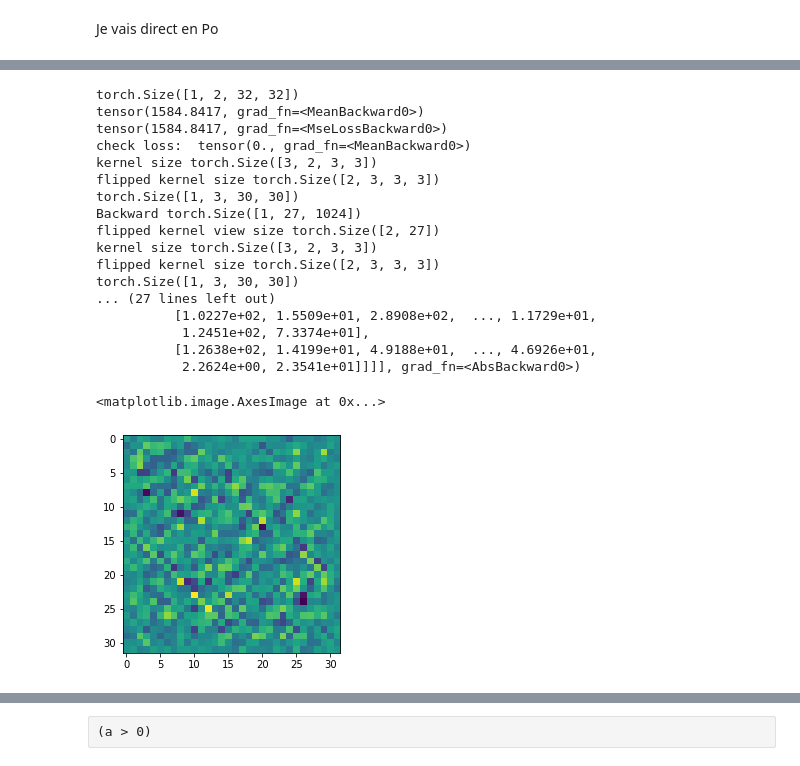
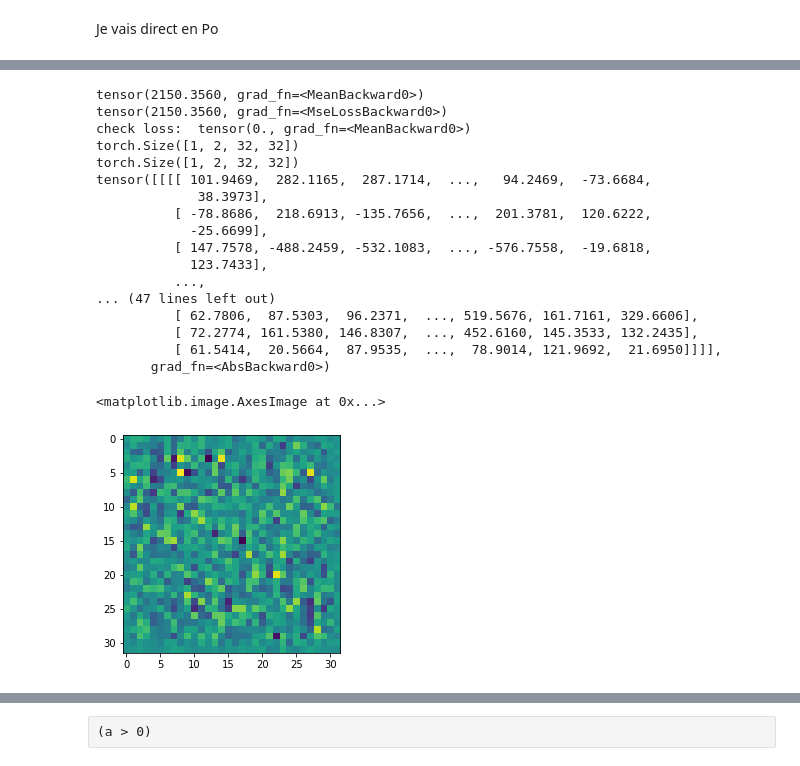
Before and after one commit to SuhanNShetty/DeepLearning_Noise2Noise, a Jupyter notebook: Miniproject_2/Up_to_conv_forward.ipynb, the cells around one changed output, grey strips where cells are left out. Cells and saved outputs as stored; diff of their text form; code cells hidden in the pictures.

```diff
--- a/Miniproject_2/Up_to_conv_forward.ipynb
+++ b/Miniproject_2/Up_to_conv_forward.ipynb
@@ -245,7 +242,7 @@ class convolution(object):
         M = self.get_M(s1-self.k_1 + 1 + self.padding*2)
         dL_dO = (M.transpose(0,1) @ gradwrtoutput) @ M
 
-        dL_dO_unf = unfold(dL_dO, kernel_size=(k_1, k_2), padding = (k_1 - 1 - self.padding, k_2-1- self.padding), stride = 1)
+        dL_dO_unf = unfold(dL_dO, kernel_size=(self.k_1, self.k_2), padding = (self.k_1 - 1 - self.padding, self.k_2-1- self.padding), stride = 1)
         dO_dX_exp = kernel_back.reshape(self.in_ch, -1)
         dL_dX_exp = dO_dX_exp @ dL_dO_unf
         dL_dX = dL_dX_exp.view(self.batch_size, self.in_ch, s1, s2)
@@ -256,7 +253,7 @@ class convolution(object):
         # backward wrt weights
         dL_dO_unf_F = self.dL_dO.reshape(self.out_ch, -1)
         dO_dF_exp = unfold(self.dO_dF, kernel_size = (s1 - self.k_1 +1 + self.padding*2, s2 - self.k_2 +1 + self.padding*2), padding = self.padding, stride = 1)
-        dL_dF_exp = dL_dO_unf_F @ dO_dF_exp
+        dL_dF_exp = dL_dO_unf_F @ dO_dF_exp.view(self.in_ch,-1,self.k_1*self.k_2)
         dL_dF = dL_dF_exp.transpose(0,1).view(self.kernel.size())
 
         # backward wrt bias
@@ -266,6 +263,9 @@ class convolution(object):
             dL_dB = dL_dO_exp @ dO_dB_exp
         else:
             dL_dB = None
+        self.dL_dX = dL_dX
+        self.dL_dF = dL_dF
+        self.dL_dB = dL_dB
         return dL_dX, dL_dF, dL_dB
 
     def get_M(self, N):
@@ -560,53 +560,55 @@ test_conv = convolution(in_ch, out_ch, kernel_size = ker_size)  # Our conv
 kernel = test_conv.kernel
 
 output = test_conv.forward(dummy_input)
 output_check = nn.functional.conv2d(dummy_input_check, kernel)
 
 MSE = mse()
 MSE_check = torch.nn.MSELoss()
 
 loss = MSE.forward(output, output*2)
 loss_check = MSE_check(output_check, output_check*2)
 
 torch.testing.assert_allclose(output, output_check)
 print(loss)
 print(loss_check)
 print('check loss: ',(loss - loss_check).abs().mean())
 
 MSE.backward(loss)
 
 
 test_conv.backward(MSE.input.grad)
 loss_check.backward()
 
 test_conv.backward(output)
 
 
-print(test_conv.input.grad.size())
+print(test_conv.dL_dX.size())
 print(dummy_input_check.grad.size())
-print((test_conv.input.grad - dummy_input_check.grad).abs())
+print(test_conv.dL_dX)
+print(dummy_input_check.grad)
+print((test_conv.dL_dX - dummy_input_check.grad).abs())
 import matplotlib.pyplot as plt
-plt.imshow((test_conv.input.grad - dummy_input_check.grad)[0][0].detach())
+plt.imshow((test_conv.dL_dX - dummy_input_check.grad)[0][0].detach())
 # %% [output]
+tensor(2150.3560, grad_fn=<MeanBackward0>)
+tensor(2150.3560, grad_fn=<MseLossBackward0>)
+check loss:  tensor(0., grad_fn=<MeanBackward0>)
 torch.Size([1, 2, 32, 32])
-tensor(1584.8417, grad_fn=<MeanBackward0>)
-tensor(1584.8417, grad_fn=<MseLossBackward0>)
-check loss:  tensor(0., grad_fn=<MeanBackward0>)
-kernel size torch.Size([3, 2, 3, 3])
-flipped kernel size torch.Size([2, 3, 3, 3])
-torch.Size([1, 3, 30, 30])
-Backward torch.Size([1, 27, 1024])
-flipped kernel view size torch.Size([2, 27])
-kernel size torch.Size([3, 2, 3, 3])
-flipped kernel size torch.Size([2, 3, 3, 3])
-torch.Size([1, 3, 30, 30])
-... (27 lines left out)
-          [1.0227e+02, 1.5509e+01, 2.8908e+02,  ..., 1.1729e+01,
-           1.2451e+02, 7.3374e+01],
-          [1.2638e+02, 1.4199e+01, 4.9188e+01,  ..., 4.6926e+01,
-           2.2624e+00, 2.3541e+01]]]], grad_fn=<AbsBackward0>)
+torch.Size([1, 2, 32, 32])
+tensor([[[[ 101.9469,  282.1165,  287.1714,  ...,   94.2469,  -73.6684,
+             38.3973],
+          [ -78.8686,  218.6913, -135.7656,  ...,  201.3781,  120.6222,
+            -25.6699],
+          [ 147.7578, -488.2459, -532.1083,  ..., -576.7558,  -19.6818,
+            123.7433],
+          ...,
+... (47 lines left out)
+          [ 62.7806,  87.5303,  96.2371,  ..., 519.5676, 161.7161, 329.6606],
+          [ 72.2774, 161.5380, 146.8307,  ..., 452.6160, 145.3533, 132.2435],
+          [ 61.5414,  20.5664,  87.9535,  ...,  78.9014, 121.9692,  21.6950]]]],
+       grad_fn=<AbsBackward0>)
 <matplotlib.image.AxesImage at 0x...>
-[figure, old version]
+[figure, new version]
 # %%
 in_ch, out_ch = 2, 3
 ker_size = (3,3)
```
Also changed, not shown: parts of 12 cells of this notebook, 2 other files.
